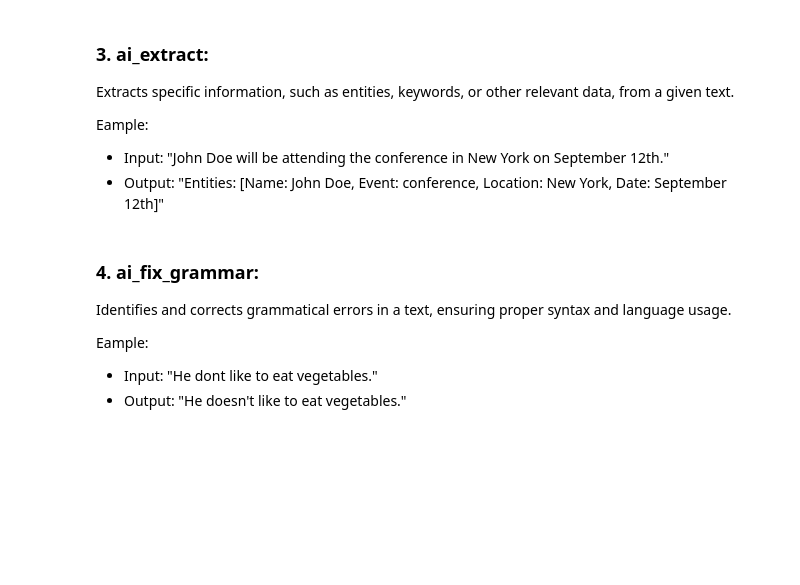
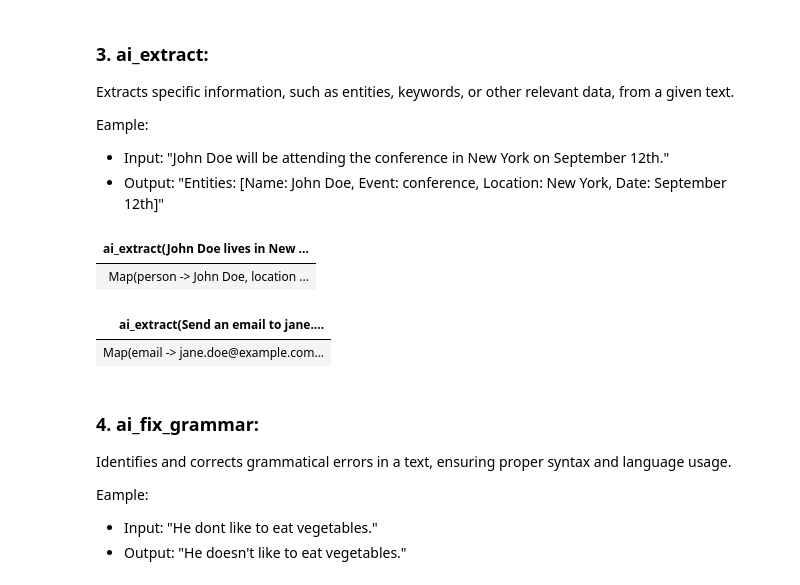
Before and after one commit to yogi-playground/Databricks, a Jupyter notebook: Databricks AI Function/01- Builtin SQL AI Function.ipynb, the cells around one changed output. Cells and saved outputs as stored; diff of their text form; code cells hidden in the pictures; blank space fills up the shorter version.

Commit message:
Example Updated

```diff
--- a/Databricks AI Function/01- Builtin SQL AI Function.ipynb
+++ b/Databricks AI Function/01- Builtin SQL AI Function.ipynb
@@ -73,6 +126,21 @@ Extracts specific information, such as entities, keywords, or other relevant dat
 Eample:
   - Input: "John Doe will be attending the conference in New York on September 12th."
   - Output: "Entities: [Name: John Doe, Event: conference, Location: New York, Date: September 12th]"
+# %%
+%sql
+ SELECT ai_extract(
+    'John Doe lives in New York and works for Acme Corp.',
+    array('person', 'location', 'organization')
+  );
+  SELECT ai_extract(
+    'Send an email to jane.doe@example.com about the meeting at 10am.',
+    array('email', 'time')
+  );
+# %% [output]
+| ai_extract(John Doe lives in New ... |
+| Map(person -> John Doe, location ... |
+| ai_extract(Send an email to jane.... |
+| Map(email -> jane.doe@example.com... |
 # %% [markdown]
 ### 4. ai_fix_grammar:
 Identifies and corrects grammatical errors in a text, ensuring proper syntax and language usage.
```
Also changed, not shown: parts of 16 cells of this notebook, 2 other files.
